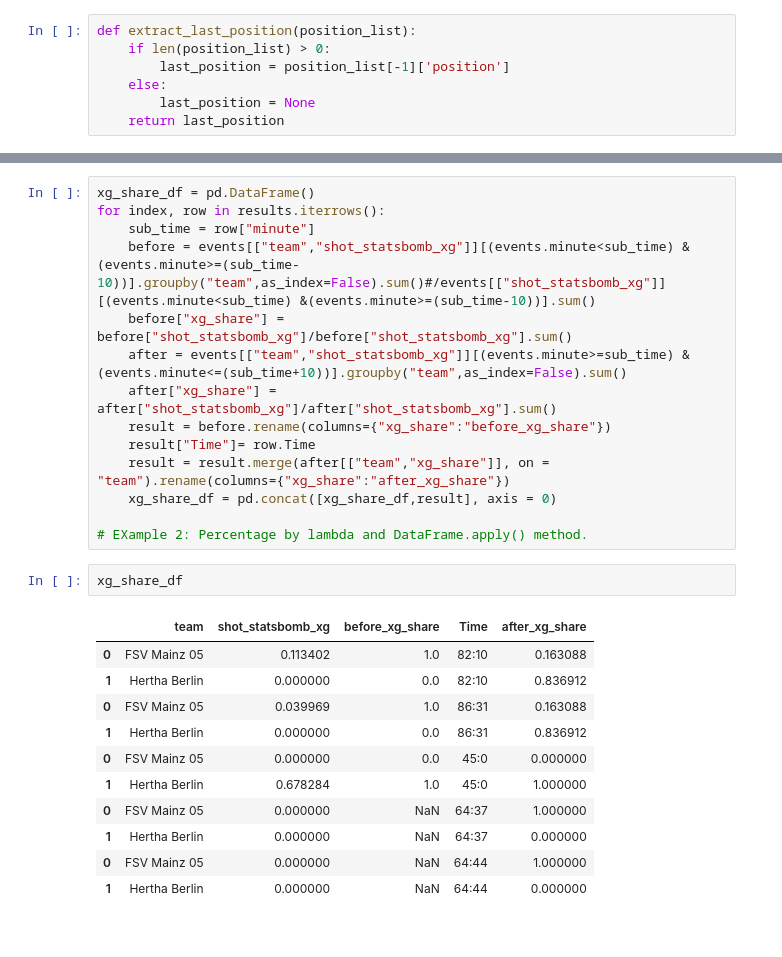
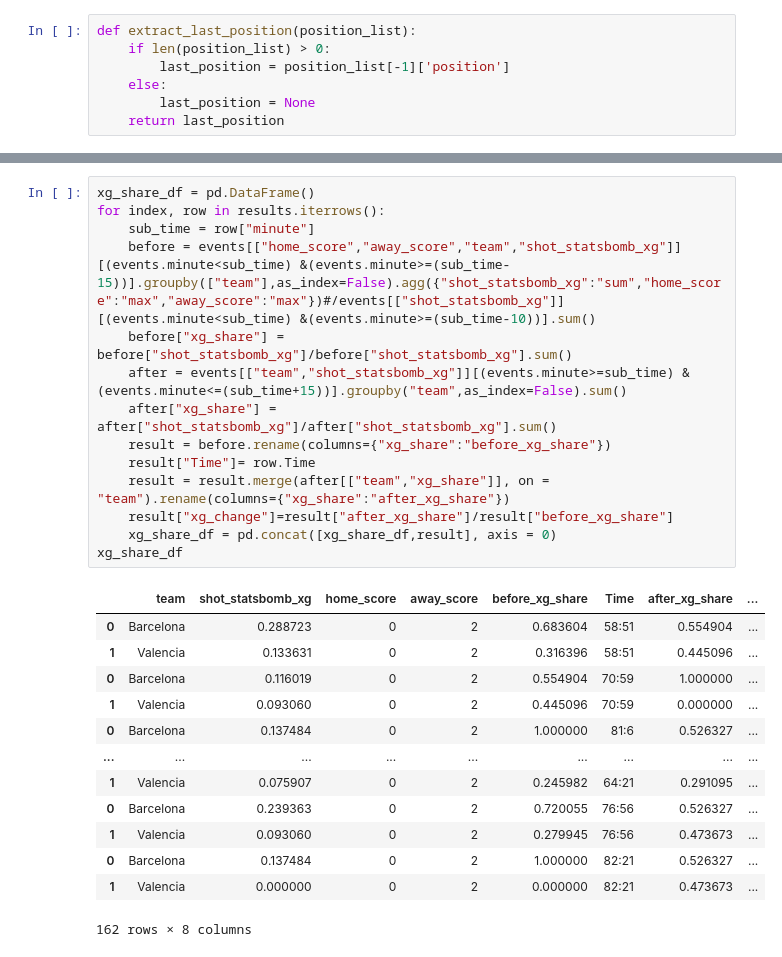
Before and after one commit to conormalone/StatsBomb24, a Jupyter notebook: Substitute_Working.ipynb, the cells around one changed output, grey strips where cells are left out. Cells and saved outputs as stored; diff of their text form.

```diff
--- a/Substitute_Working.ipynb
+++ b/Substitute_Working.ipynb
@@ -103,28 +148,28 @@ results
 # %%
 xg_share_df = pd.DataFrame()
 for index, row in results.iterrows():
     sub_time = row["minute"]
-    before = events[["team","shot_statsbomb_xg"]][(events.minute<sub_time) &(events.minute>=(sub_time-10))].groupby("team",as_index=False).sum()#/events[["shot_statsbomb_xg"]][(events.minute<sub_time) &(events.minute>=(sub_time-10))].sum()
+    before = events[["home_score","away_score","team","shot_statsbomb_xg"]][(events.minute<sub_time) &(events.minute>=(sub_time-15))].groupby(["team"],as_index=False).agg({"shot_statsbomb_xg":"sum","home_score":"max","away_score":"max"})#/events[["shot_statsbomb_xg"]][(events.minute<sub_time) &(events.minute>=(sub_time-10))].sum()
     before["xg_share"] = before["shot_statsbomb_xg"]/before["shot_statsbomb_xg"].sum()
-    after = events[["team","shot_statsbomb_xg"]][(events.minute>=sub_time) &(events.minute<=(sub_time+10))].groupby("team",as_index=False).sum()
+    after = events[["team","shot_statsbomb_xg"]][(events.minute>=sub_time) &(events.minute<=(sub_time+15))].groupby("team",as_index=False).sum()
     after["xg_share"] = after["shot_statsbomb_xg"]/after["shot_statsbomb_xg"].sum()
     result = before.rename(columns={"xg_share":"before_xg_share"})
     result["Time"]= row.Time
     result = result.merge(after[["team","xg_share"]], on = "team").rename(columns={"xg_share":"after_xg_share"})
+    result["xg_change"]=result["after_xg_share"]/result["before_xg_share"]
     xg_share_df = pd.concat([xg_share_df,result], axis = 0)
-
-# EXample 2: Percentage by lambda and DataFrame.apply() method.
+xg_share_df
+# %% [output]
+|  | team | shot_statsbomb_xg | home_score | away_score | before_xg_share | Time | after_xg_share | ... |
+| 0 | Barcelona | 0.288723 | 0 | 2 | 0.683604 | 58:51 | 0.554904 | ... |
+| 1 | Valencia | 0.133631 | 0 | 2 | 0.316396 | 58:51 | 0.445096 | ... |
+| 0 | Barcelona | 0.116019 | 0 | 2 | 0.554904 | 70:59 | 1.000000 | ... |
+| 1 | Valencia | 0.093060 | 0 | 2 | 0.445096 | 70:59 | 0.000000 | ... |
+| 0 | Barcelona | 0.137484 | 0 | 2 | 1.000000 | 81:6 | 0.526327 | ... |
+| ... | ... | ... | ... | ... | ... | ... | ... | ... |
+| 1 | Valencia | 0.075907 | 0 | 2 | 0.245982 | 64:21 | 0.291095 | ... |
+| 0 | Barcelona | 0.239363 | 0 | 2 | 0.720055 | 76:56 | 0.526327 | ... |
+| 1 | Valencia | 0.093060 | 0 | 2 | 0.279945 | 76:56 | 0.473673 | ... |
+| 0 | Barcelona | 0.137484 | 0 | 2 | 1.000000 | 82:21 | 0.526327 | ... |
+| 1 | Valencia | 0.000000 | 0 | 2 | 0.000000 | 82:21 | 0.473673 | ... |
+162 rows × 8 columns
-# %%
-xg_share_df
-# %% [output]
-|  | team | shot_statsbomb_xg | before_xg_share | Time | after_xg_share |
-| 0 | FSV Mainz 05 | 0.113402 | 1.0 | 82:10 | 0.163088 |
-| 1 | Hertha Berlin | 0.000000 | 0.0 | 82:10 | 0.836912 |
-| 0 | FSV Mainz 05 | 0.039969 | 1.0 | 86:31 | 0.163088 |
-| 1 | Hertha Berlin | 0.000000 | 0.0 | 86:31 | 0.836912 |
-| 0 | FSV Mainz 05 | 0.000000 | 0.0 | 45:0 | 0.000000 |
-| 1 | Hertha Berlin | 0.678284 | 1.0 | 45:0 | 1.000000 |
-| 0 | FSV Mainz 05 | 0.000000 | NaN | 64:37 | 1.000000 |
-| 1 | Hertha Berlin | 0.000000 | NaN | 64:37 | 0.000000 |
-| 0 | FSV Mainz 05 | 0.000000 | NaN | 64:44 | 1.000000 |
-| 1 | Hertha Berlin | 0.000000 | NaN | 64:44 | 0.000000 |
```
Also changed, not shown: parts of 13 cells of this notebook.
